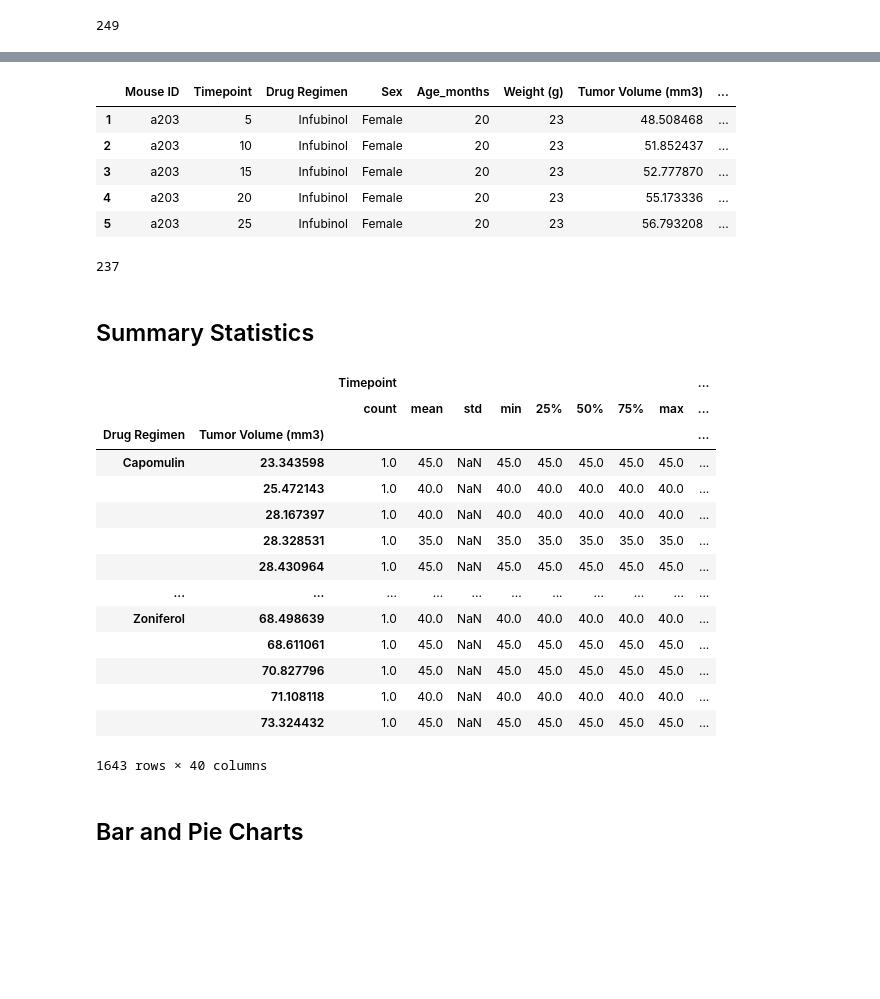
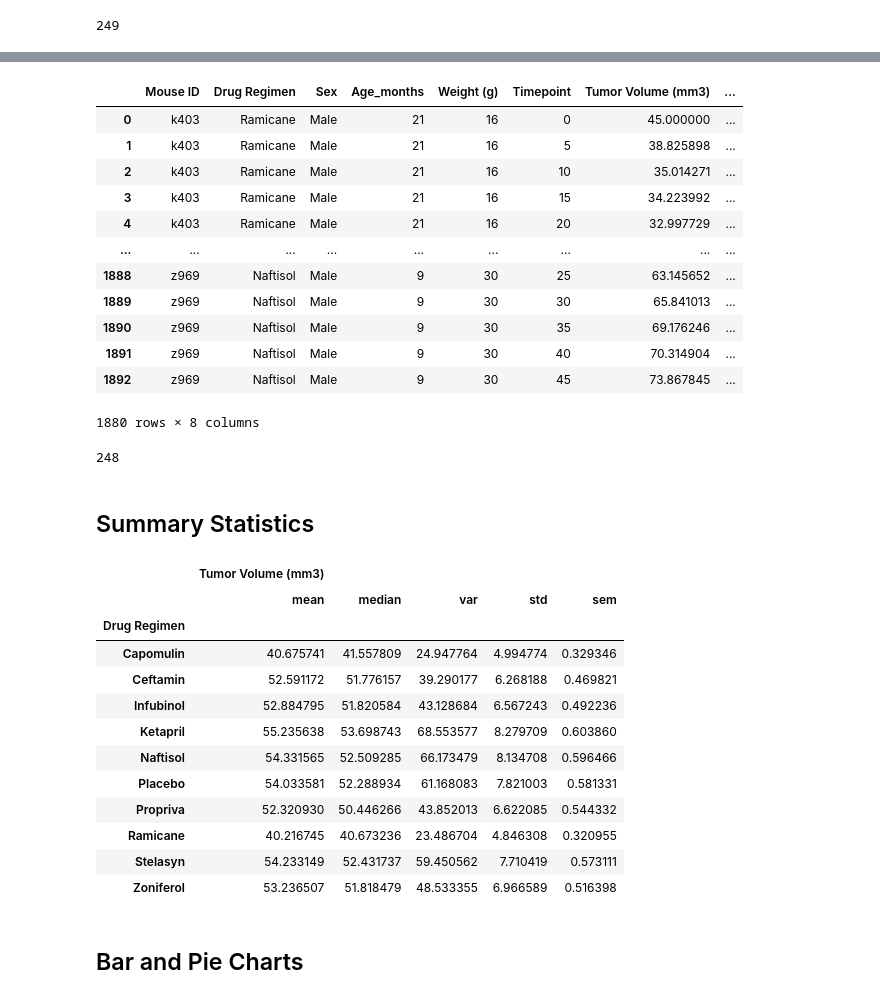
Before and after one commit to arnette888/05-MatPlotLib, a Jupyter notebook: Pymaceuticals/pymaceuticals_starter.ipynb, the cells around one changed output, grey strips where cells are left out. Saved outputs shown, nothing was run; the diff lists cells and outputs as text; code cells hidden in the pictures; blank space fills up the shorter version.

```diff
--- a/Pymaceuticals/pymaceuticals_starter.ipynb
+++ b/Pymaceuticals/pymaceuticals_starter.ipynb
@@ -39,7 +39,7 @@ uniqueCount_1
 249
 # %%
 # Getting the duplicate mice by ID number that shows up for Mouse ID and Timepoint.
-duplicate_mouse_df = mouse_df.groupby(["Mouse ID", "Timepoint"]).size()
-DuplicateMouse_df = duplicate_mouse_df.groupby(["Mouse ID", "Timepoint"]).size().reset_index(name="Time")
-DuplicateMouse_df.head()
+
+duplicate_mouse = mouse_df.loc[mouse_df.duplicated(subset=['Mouse ID', 'Timepoint']),'Mouse ID'].unique()
+duplicate_mouse
 # %% [output]
@@ -64,46 +66,50 @@ DuplicateMouse_df_2.head()
 # %%
 # Create a clean DataFrame by dropping the duplicate mouse by its ID.
-# DuplicateMouse_df_3 = DuplicateMouse_df[DuplicateMouse_df.Timepoint != 0]
-DuplicateMouse_df_3 = DuplicateMouse_df_2.query('Timepoint !=0')
-DuplicateMouse_df_3.head()
+duplicate_mouse_df2 = mouse_df[mouse_df['Mouse ID'].isin(duplicate_mouse)==False]
+duplicate_mouse_df2
 # %% [output]
-|  | Mouse ID | Timepoint | Drug Regimen | Sex | Age_months | Weight (g) | Tumor Volume (mm3) | ... |
-| 1 | a203 | 5 | Infubinol | Female | 20 | 23 | 48.508468 | ... |
-| 2 | a203 | 10 | Infubinol | Female | 20 | 23 | 51.852437 | ... |
-| 3 | a203 | 15 | Infubinol | Female | 20 | 23 | 52.777870 | ... |
-| 4 | a203 | 20 | Infubinol | Female | 20 | 23 | 55.173336 | ... |
-| 5 | a203 | 25 | Infubinol | Female | 20 | 23 | 56.793208 | ... |
+|  | Mouse ID | Drug Regimen | Sex | Age_months | Weight (g) | Timepoint | Tumor Volume (mm3) | ... |
+| 0 | k403 | Ramicane | Male | 21 | 16 | 0 | 45.000000 | ... |
+| 1 | k403 | Ramicane | Male | 21 | 16 | 5 | 38.825898 | ... |
+| 2 | k403 | Ramicane | Male | 21 | 16 | 10 | 35.014271 | ... |
+| 3 | k403 | Ramicane | Male | 21 | 16 | 15 | 34.223992 | ... |
+| 4 | k403 | Ramicane | Male | 21 | 16 | 20 | 32.997729 | ... |
+| ... | ... | ... | ... | ... | ... | ... | ... | ... |
+| 1888 | z969 | Naftisol | Male | 9 | 30 | 25 | 63.145652 | ... |
+| 1889 | z969 | Naftisol | Male | 9 | 30 | 30 | 65.841013 | ... |
+| 1890 | z969 | Naftisol | Male | 9 | 30 | 35 | 69.176246 | ... |
+| 1891 | z969 | Naftisol | Male | 9 | 30 | 40 | 70.314904 | ... |
+| 1892 | z969 | Naftisol | Male | 9 | 30 | 45 | 73.867845 | ... |
+1880 rows × 8 columns
 # %%
 # Checking the number of mice in the clean DataFrame.
 # The unique method shows every element of the series that appears only once
-unique_DuplicateMouse_df_3 = DuplicateMouse_df_3["Mouse ID"].unique()
-uniqueMouseCount_2 = (len(unique_DuplicateMouse_df_3));
+duplicate_mouse_df3 = duplicate_mouse_df2["Mouse ID"].unique()
+uniqueMouseCount_2 = (len(duplicate_mouse_df3));
 uniqueMouseCount_2
 # %% [output]
-237
+248
 # %% [markdown]
 ## Summary Statistics
 # %%
 # Generate a summary statistics table of mean, median, variance, standard deviation, and SEM of the tumor volume for each regimen
 # This method produces everything in a single groupby function
-SummaryStatistics_df = DuplicateMouse_df_3.groupby(["Drug Regimen","Tumor Volume (mm3)"]).describe()
+SummaryStatistics_df = duplicate_mouse_df2.groupby("Drug Regimen").agg({"Tumor Volume (mm3)":["mean","median","var","std","sem"]})
 SummaryStatistics_df
 # %% [output]
-|  |  | Timepoint |  |  |  |  |  |  |  | ... |
-|  |  | count | mean | std | min | 25% | 50% | 75% | max | ... |
-| Drug Regimen | Tumor Volume (mm3) |  |  |  |  |  |  |  |  | ... |
-| Capomulin | 23.343598 | 1.0 | 45.0 | NaN | 45.0 | 45.0 | 45.0 | 45.0 | 45.0 | ... |
-|  | 25.472143 | 1.0 | 40.0 | NaN | 40.0 | 40.0 | 40.0 | 40.0 | 40.0 | ... |
-|  | 28.167397 | 1.0 | 40.0 | NaN | 40.0 | 40.0 | 40.0 | 40.0 | 40.0 | ... |
-|  | 28.328531 | 1.0 | 35.0 | NaN | 35.0 | 35.0 | 35.0 | 35.0 | 35.0 | ... |
-|  | 28.430964 | 1.0 | 45.0 | NaN | 45.0 | 45.0 | 45.0 | 45.0 | 45.0 | ... |
-| ... | ... | ... | ... | ... | ... | ... | ... | ... | ... | ... |
-| Zoniferol | 68.498639 | 1.0 | 40.0 | NaN | 40.0 | 40.0 | 40.0 | 40.0 | 40.0 | ... |
-|  | 68.611061 | 1.0 | 45.0 | NaN | 45.0 | 45.0 | 45.0 | 45.0 | 45.0 | ... |
-|  | 70.827796 | 1.0 | 45.0 | NaN | 45.0 | 45.0 | 45.0 | 45.0 | 45.0 | ... |
-|  | 71.108118 | 1.0 | 40.0 | NaN | 40.0 | 40.0 | 40.0 | 40.0 | 40.0 | ... |
-|  | 73.324432 | 1.0 | 45.0 | NaN | 45.0 | 45.0 | 45.0 | 45.0 | 45.0 | ... |
+|  | Tumor Volume (mm3) |  |  |  |  |
+|  | mean | median | var | std | sem |
+| Drug Regimen |  |  |  |  |  |
+| Capomulin | 40.675741 | 41.557809 | 24.947764 | 4.994774 | 0.329346 |
+| Ceftamin | 52.591172 | 51.776157 | 39.290177 | 6.268188 | 0.469821 |
+| Infubinol | 52.884795 | 51.820584 | 43.128684 | 6.567243 | 0.492236 |
+| Ketapril | 55.235638 | 53.698743 | 68.553577 | 8.279709 | 0.603860 |
+| Naftisol | 54.331565 | 52.509285 | 66.173479 | 8.134708 | 0.596466 |
+| Placebo | 54.033581 | 52.288934 | 61.168083 | 7.821003 | 0.581331 |
+| Propriva | 52.320930 | 50.446266 | 43.852013 | 6.622085 | 0.544332 |
+| Ramicane | 40.216745 | 40.673236 | 23.486704 | 4.846308 | 0.320955 |
+| Stelasyn | 54.233149 | 52.431737 | 59.450562 | 7.710419 | 0.573111 |
+| Zoniferol | 53.236507 | 51.818479 | 48.533355 | 6.966589 | 0.516398 |
-1643 rows × 40 columns
 # %% [markdown]
 ## Bar and Pie Charts
 # %%
```
Also changed, not shown: parts of 15 cells of this notebook.
